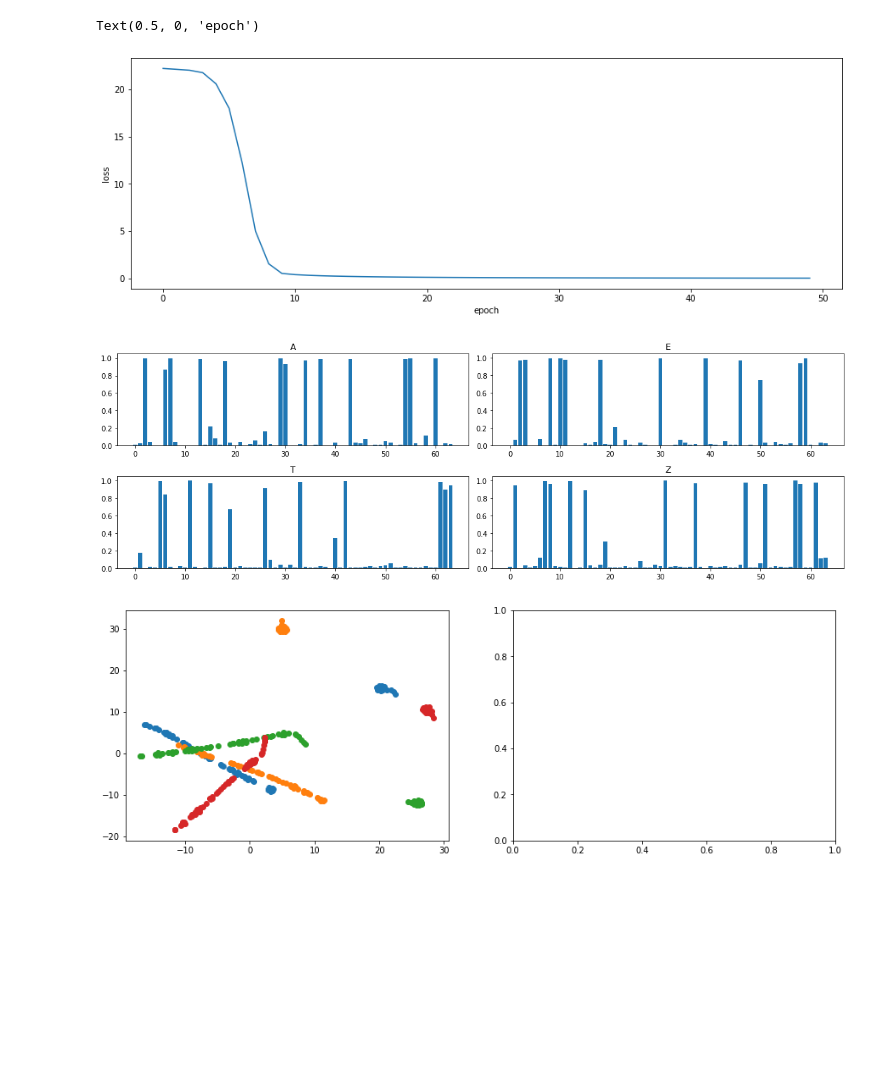
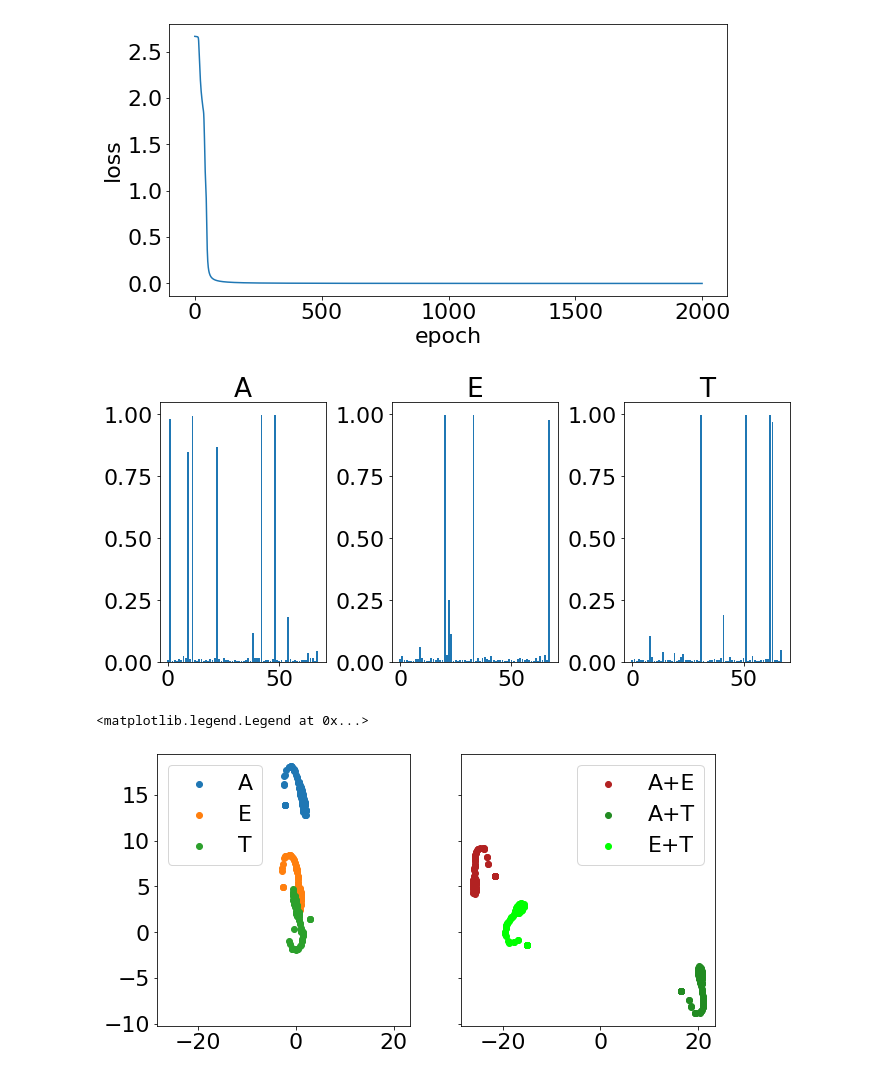
Before and after one commit to katduecker/dnn_osci, a Jupyter notebook: aet_pytorch/aet_train.ipynb, the cells around one changed output. Drawn from its saved outputs; the diff is of its cells as text; code cells hidden in the pictures; blank space fills up the shorter version.

Commit message:
working dynamics params DON'T TOUCH

```diff
--- a/aet_pytorch/aet_train.ipynb
+++ b/aet_pytorch/aet_train.ipynb
@@ -15,28 +15,37 @@ import matplotlib.pyplot as plt
 from itertools import combinations
 
 
-plt.rcParams["figure.figsize"] = (15,5)
+plt.rcParams["figure.figsize"] = (18,3)
+
+font = {'family' : 'Arial',
+        'weight' : 'normal',
+        'size'   : 22}
+plt.rc('font',**font)
 # %%
-# initialize model
-nn_dim_ = [28,64,4]
+#initialize model
+nn_dim_ = [28,68,3]
 eta_ = 0.15
 mini_sz_ = 1
-num_epo_ = 50
+num_epo_ = 2000
 kl_reg_ = []#[0,0.001]
 sig_param = [2, -2.5]
 
 #lossfun = [nn.BCELoss(), nn.Sigmoid()]
-lossfun = [aet_net.CE_loss, nn.Softmax(dim=0)]
+#lossfun = [aet_net.CE_loss, nn.Softmax(dim=0)]
+lossfun = [nn.MSELoss(), nn.Softmax(dim=0)]
 params = nn_dim_,eta_,mini_sz_,num_epo_,kl_reg_,sig_param
 
 
 model = aet_net.net(params,lossfun)
+model = aet_net.init_params(model,weight_init='normal')
 model = model.to(DEVICE)
 # %%
 # train model
+plt.rcParams["figure.figsize"] = (10,5)
+
 optimizer = torch.optim.SGD(model.parameters(),lr=eta_)
 
-loss_hist = model.train(optimizer,noise=False)
+loss_hist = model.train(optimizer,noise=False,print_loss=False)
 plt.plot(np.arange(model.num_ep),loss_hist.cpu().detach().numpy())
 plt.ylabel('loss')
 plt.xlabel('epoch')
@@ -61,17 +54,16 @@ epoch: 49, cumulative loss: 0.04527358338236809
-Text(0.5, 0, 'epoch')
-[figure, old version]
+[figure, new version]
 # %%
 x_train, y_train = aet_net.aet_stim.mkstim()
 x_train = x_train.to(DEVICE)
 y_train = y_train.to(DEVICE)
 
 # subset of inputs
-idx = np.array((0,5,10,-1))
+idx = np.array((0,5,10))#,-1))
 data_sub = x_train[idx]
-label = ['A','E','T','Z']
+#label = ['A','E','T','Z']
+label = ['A','E','T']
 
-
-fig, axs = plt.subplots(2,2)
+fig, axs = plt.subplots(1,3)
 axs = axs.ravel()
 
 for i,ax in enumerate(axs):
@@ -82,17 +74,35 @@ for i,ax in enumerate(axs):
 
 fig.tight_layout()
 # %% [output]
-[figure, old version]
+[figure, new version]
 # %%
 # TSNE visualization
+plt.rcParams["figure.figsize"] = (10,5)
+perp_ = nn_dim_[1]/2
 
-fig, ax = plt.subplots(1,2)
+fig, ax = plt.subplots(1,2,sharex=True,sharey=True)
+
 for i,data in enumerate(data_sub):
 
     H = model.forw_conv(data)[1].detach().cpu().numpy()
-    H_embedded = TSNE(n_components=2, learning_rate='auto',init='random', perplexity=10).fit_transform(H.reshape(-1,1))
+    H_embedded = TSNE(n_components=2, learning_rate='auto',init='random',perplexity=perp_).fit_transform(H.reshape(-1,1))
     ax[0].scatter(H_embedded[:,0],H_embedded[:,1])
+
+ax[0].legend(('A','E','T'))
+
+col = ['firebrick', 'forestgreen','lime']
+
+inp_combi = list(combinations(idx,2))           # possible combinations
+for i,data in enumerate(data_sub):
+
+    input_ = x_train[inp_combi[0][0]] *1.1+ x_train[inp_combi[0][1]]*0.9
+    H = model.forw_conv(input_)[1].detach().cpu().numpy()
+    H_embedded = TSNE(n_components=2, learning_rate='auto',init='random',perplexity=perp_).fit_transform(H.reshape(-1,1))
+    ax[1].scatter(H_embedded[:,0],H_embedded[:,1],color=col[i])
+
+ax[1].legend(('A+E','A+T','E+T'))
 # %% [output]
+<matplotlib.legend.Legend at 0x...>
-[figure, old version]
+[figure, new version]
 # %%
 # dynamics
```
Also changed, not shown: parts of 5 cells of this notebook.
